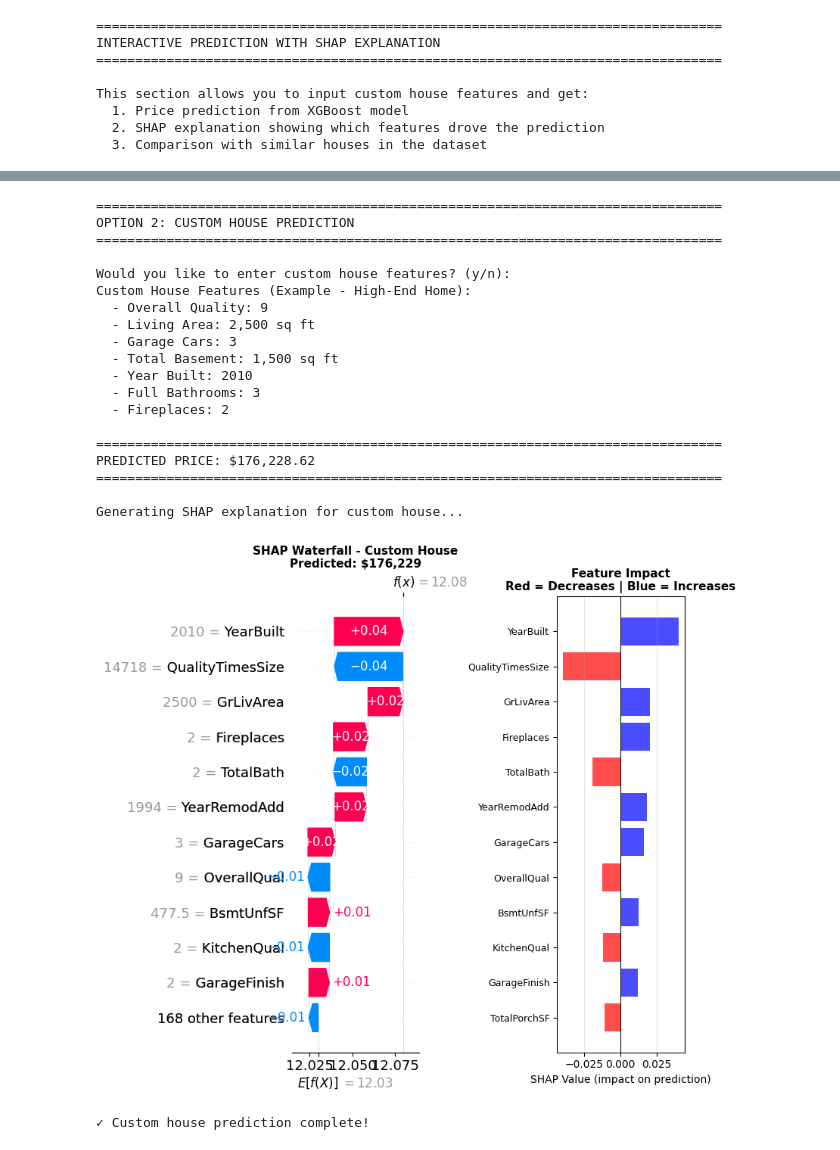
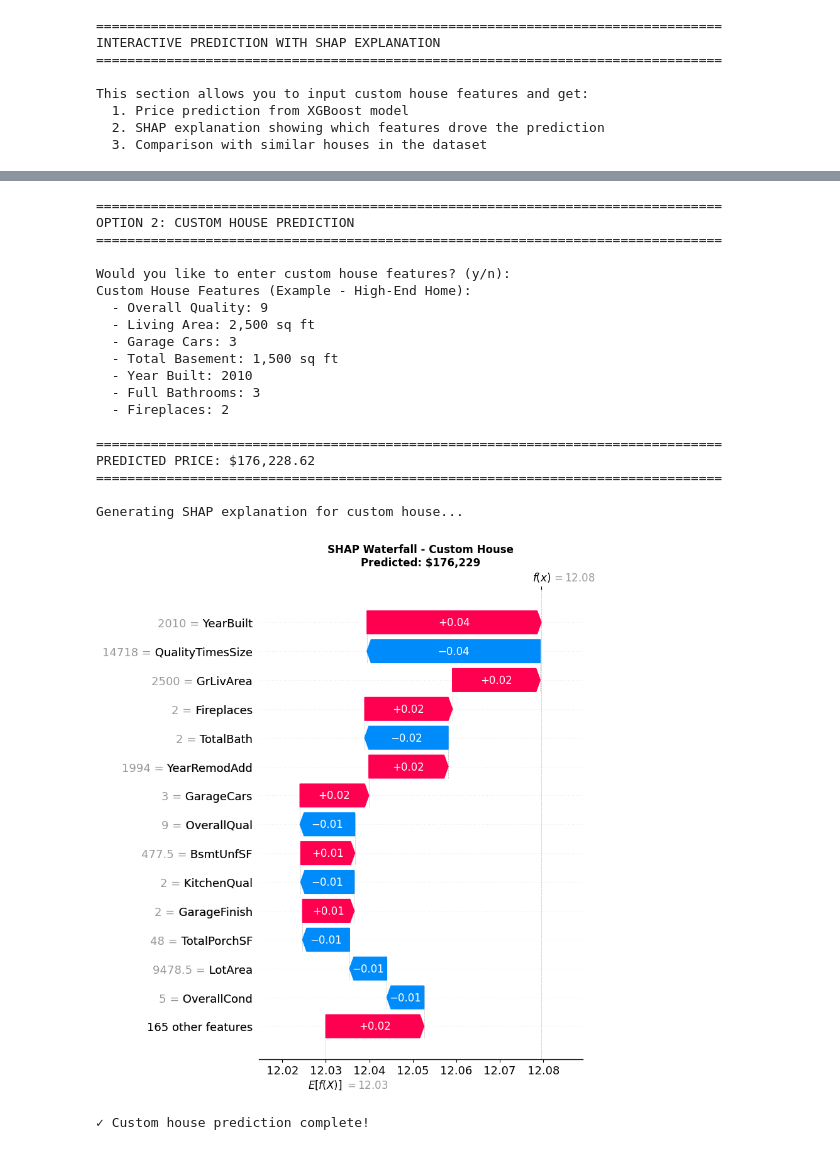
Before and after one commit to hoa2004st/House-Price-in-Ames-Prediction-and-Explaination, a Jupyter notebook: nb3.ipynb, the cells around one changed output, grey strips where cells are left out. Cells and saved outputs as stored; diff of their text form; code cells hidden in the pictures.

```diff
--- a/nb3.ipynb
+++ b/nb3.ipynb
@@ -699,63 +644,42 @@ if user_choice == 'y':
     # Visualize SHAP explanation for custom house
     print("\nGenerating SHAP explanation for custom house...")
 
-    fig, axes = plt.subplots(1, 2, figsize=(16, 6))
-
     # Waterfall plot
-    ax1 = axes[0]
+    fig = plt.figure(figsize=(5, 5))
     custom_shap_exp = shap.Explanation(
         values=custom_shap[0] if len(custom_shap.shape) > 1 else custom_shap,
         base_values=explainer_xgb.expected_value,
         data=custom_house.values[0],
         feature_names=custom_house.columns.tolist()
     )
-    plt.sca(ax1)
-    shap.plots.waterfall(custom_shap_exp, show=False, max_display=12)
-    ax1.set_title(f'SHAP Waterfall - Custom House\nPredicted: ${custom_price:,.0f}',
-                 fontsize=11, fontweight='bold')
-
-    # Bar chart
-    ax2 = axes[1]
-    custom_shap_array = custom_shap[0] if len(custom_shap.shape) > 1 else custom_shap
-    sorted_indices = np.argsort(np.abs(custom_shap_array))[-12:]
-    sorted_shap = custom_shap_array[sorted_indices]
-    sorted_features = [custom_house.columns[i] for i in sorted_indices]
-
-    colors = ['red' if val < 0 else 'blue' for val in sorted_shap]
-    ax2.barh(range(len(sorted_shap)), sorted_shap, color=colors, alpha=0.7)
-    ax2.set_yticks(range(len(sorted_shap)))
-    ax2.set_yticklabels(sorted_features, fontsize=9)
-    ax2.set_xlabel('SHAP Value (impact on prediction)', fontsize=10)
-    ax2.set_title('Feature Impact\nRed = Decreases | Blue = Increases',
-                 fontsize=11, fontweight='bold')
-    ax2.axvline(x=0, color='black', linestyle='-', linewidth=0.8)
-    ax2.grid(axis='x', alpha=0.3)
-
+    shap.plots.waterfall(custom_shap_exp, show=False, max_display=15)
+    plt.title(f'SHAP Waterfall - Custom House\nPredicted: ${custom_price:,.0f}',
+             fontsize=12, fontweight='bold')
     plt.tight_layout()
     plt.show()
 
     print("\n✓ Custom house prediction complete!")
 # %% [output]
 ================================================================================
 OPTION 2: CUSTOM HOUSE PREDICTION
 ================================================================================
 
 Would you like to enter custom house features? (y/n):
 Custom House Features (Example - High-End Home):
   - Overall Quality: 9
   - Living Area: 2,500 sq ft
   - Garage Cars: 3
   - Total Basement: 1,500 sq ft
   - Year Built: 2010
   - Full Bathrooms: 3
   - Fireplaces: 2
 
 ================================================================================
 PREDICTED PRICE: $176,228.62
 ================================================================================
 
 Generating SHAP explanation for custom house...
-[figure, old version]
+[figure, new version]
 ✓ Custom house prediction complete!
 # %%
 # Summary statistics
```
Also changed, not shown: parts of 3 cells of this notebook, 4 other files.
